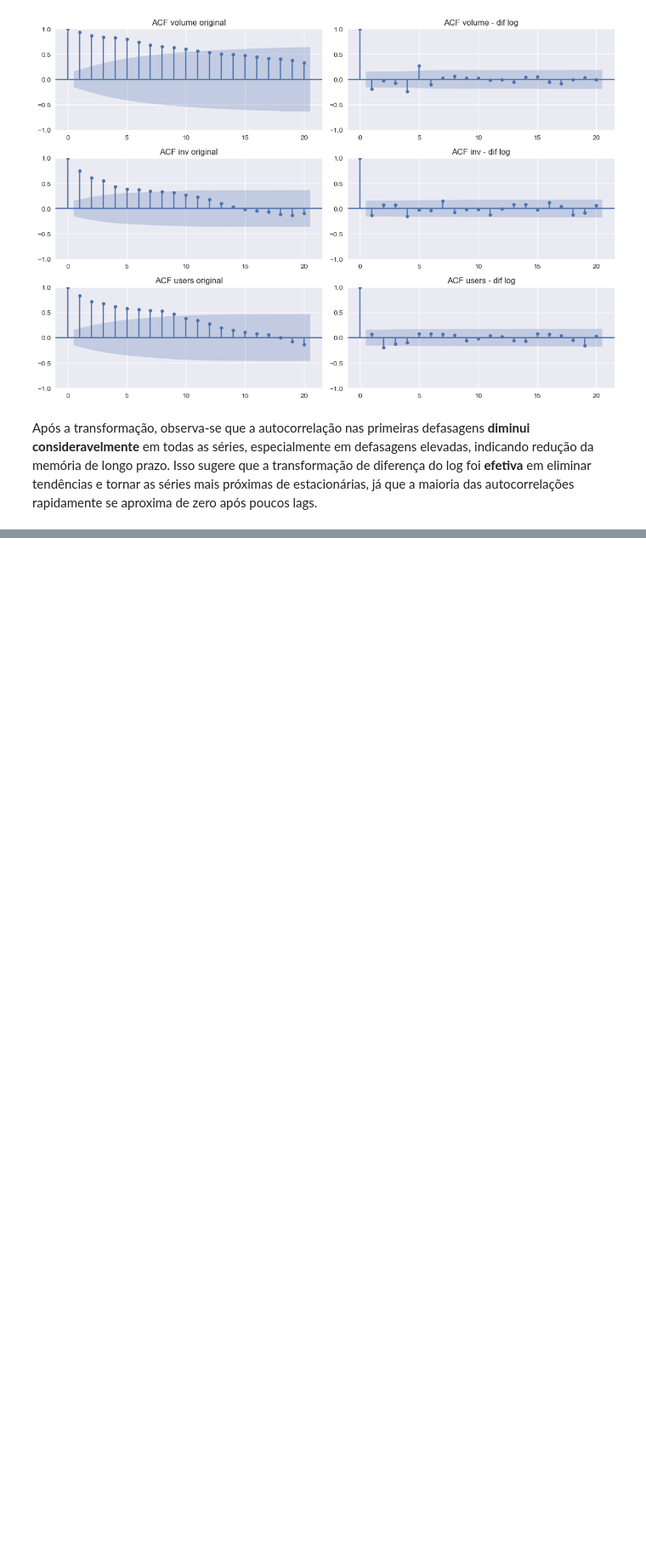
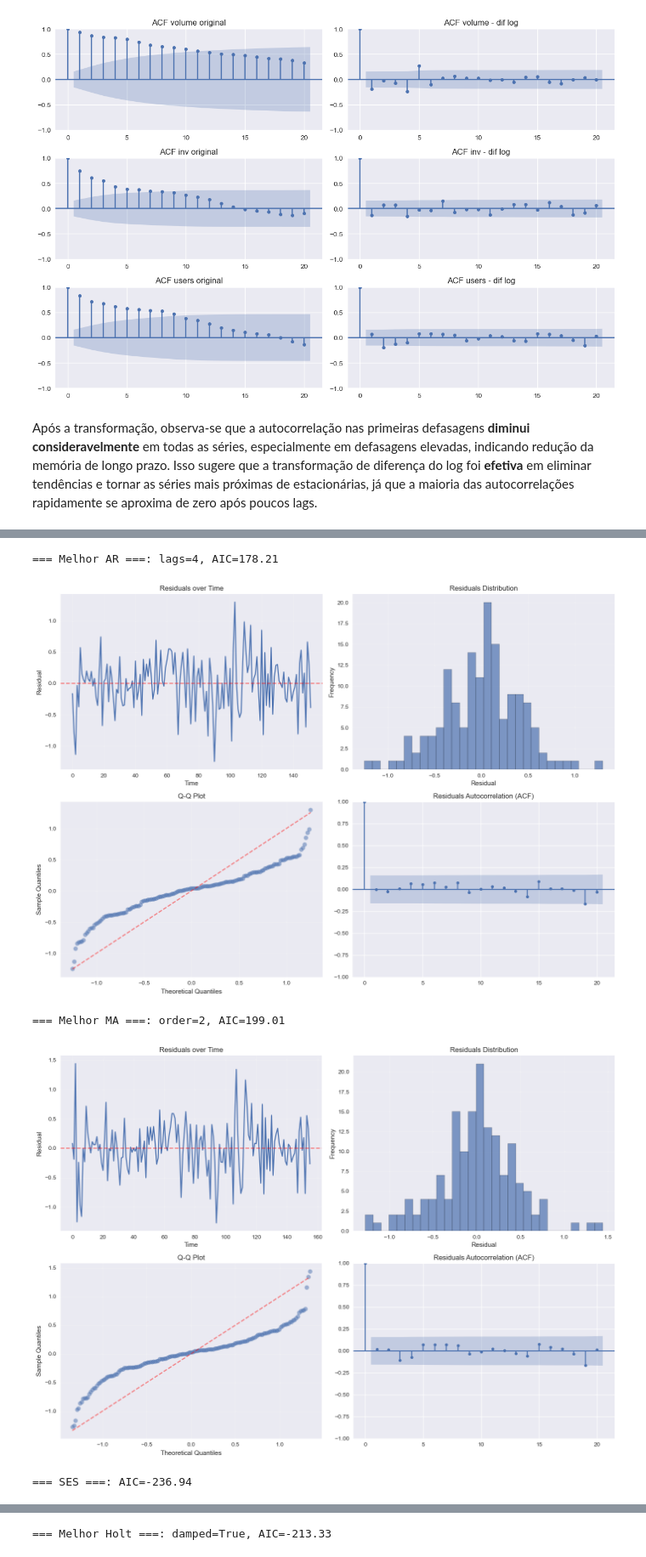
Before and after one commit to AlessandraBello/series_temp_a2, a Jupyter notebook: main.ipynb, the cells around one changed output, grey strips where cells are left out. Shown at 85% size. Cells and saved outputs as stored; diff of their text form; code cells hidden in the pictures; blank space fills up the shorter version.

Commit message:
modificando grafico de acf e adicionando mais testes de modelos

```diff
--- a/main.ipynb
+++ b/main.ipynb
@@ -310,0 +294,33 @@ MA(1) (AIC=203.54)
+# %%
+viz = TimeSeriesVisualizer(figsize=(12, 5))
+seasonal_list = [4, 13, 26, 52]
+
+best_ar = select_ar_model(y, 5)
+print(f"\n=== Melhor AR ===: lags={best_ar.lags}, AIC={best_ar.get_params().get('aic'):.2f}")
+viz.plot_residuals(best_ar.residuals)
+
+best_ma = select_ma_model(y, 5)
+print(f"=== Melhor MA ===: order={best_ma.order}, AIC={best_ma.get_params().get('aic'):.2f}")
+viz.plot_residuals(best_ma.residuals)
+
+best_ses = select_ses_model(y)
+print(f"=== SES ===: AIC={best_ses.get_params().get('aic'):.2f}")
+viz.plot_residuals(best_ses.residuals)
+
+best_holt = select_holt_model(y)
+print(f"=== Melhor Holt ===: damped={best_holt.damped_trend}, AIC={best_holt.get_params().get('aic'):.2f}")
+viz.plot_residuals(best_holt.residuals)
+
+best_hw_add = select_hw_additive(y, seasonal_candidates=seasonal_list)
+print(f"=== Melhor Holt-Winters Aditivo ===: seazonal_periods={best_hw_add.seasonal_periods}, AIC={best_hw_add.get_params().get('aic'):.2f}")
+viz.plot_residuals(best_hw_add.residuals)
+
+best_hw_mul = select_hw_multiplicative(y, seasonal_candidates=seasonal_list)
+print(f"=== Melhor Holt-Winters Multiplicativo ===: seazonal_periods={best_hw_add.seasonal_periods}, AIC={best_hw_mul.get_params().get('aic'):.2f}")
+viz.plot_residuals(best_hw_mul.residuals)
+# %% [output]
+=== Melhor AR ===: lags=4, AIC=178.21
+[figure, added]
+=== Melhor MA ===: order=2, AIC=199.01
+[figure, added]
+=== SES ===: AIC=-236.94
@@ -310,0 +328 @@ MA(1) (AIC=203.54)
+=== Melhor Holt ===: damped=True, AIC=-213.33
```
Also changed, not shown: parts of 4 cells of this notebook, 2 other files.
